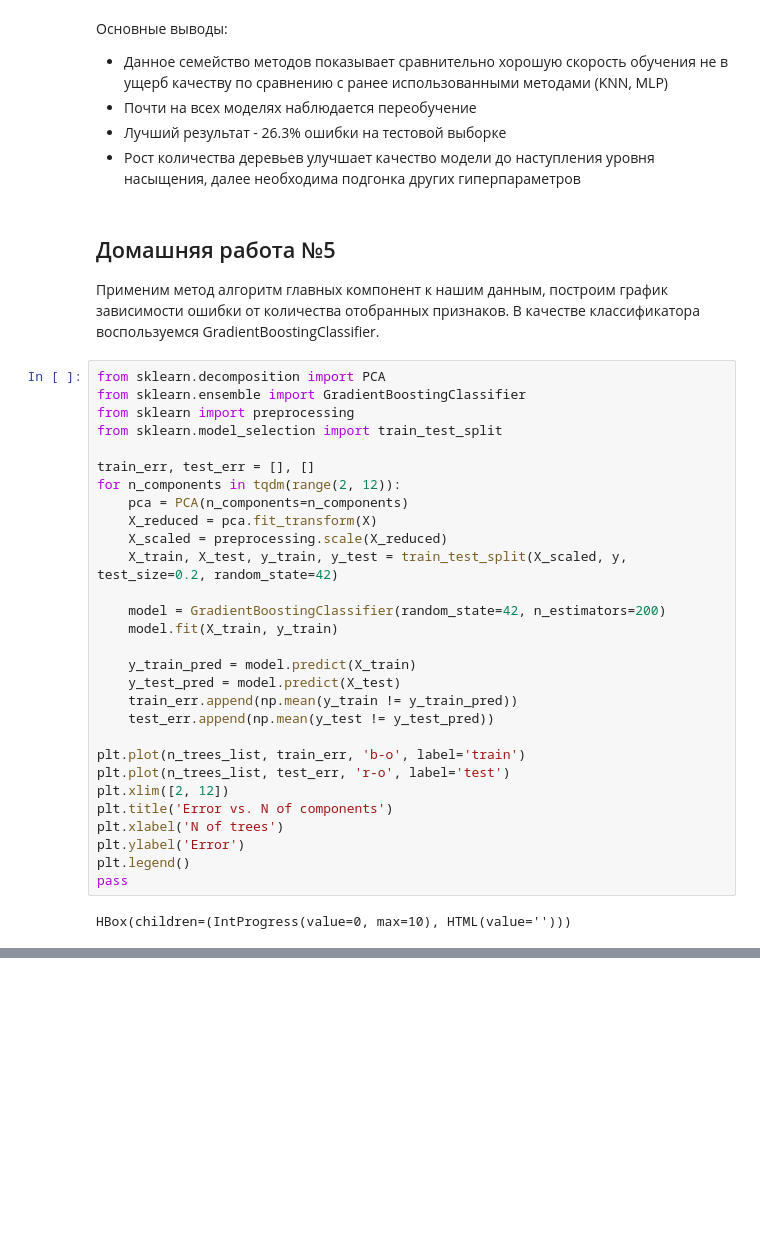
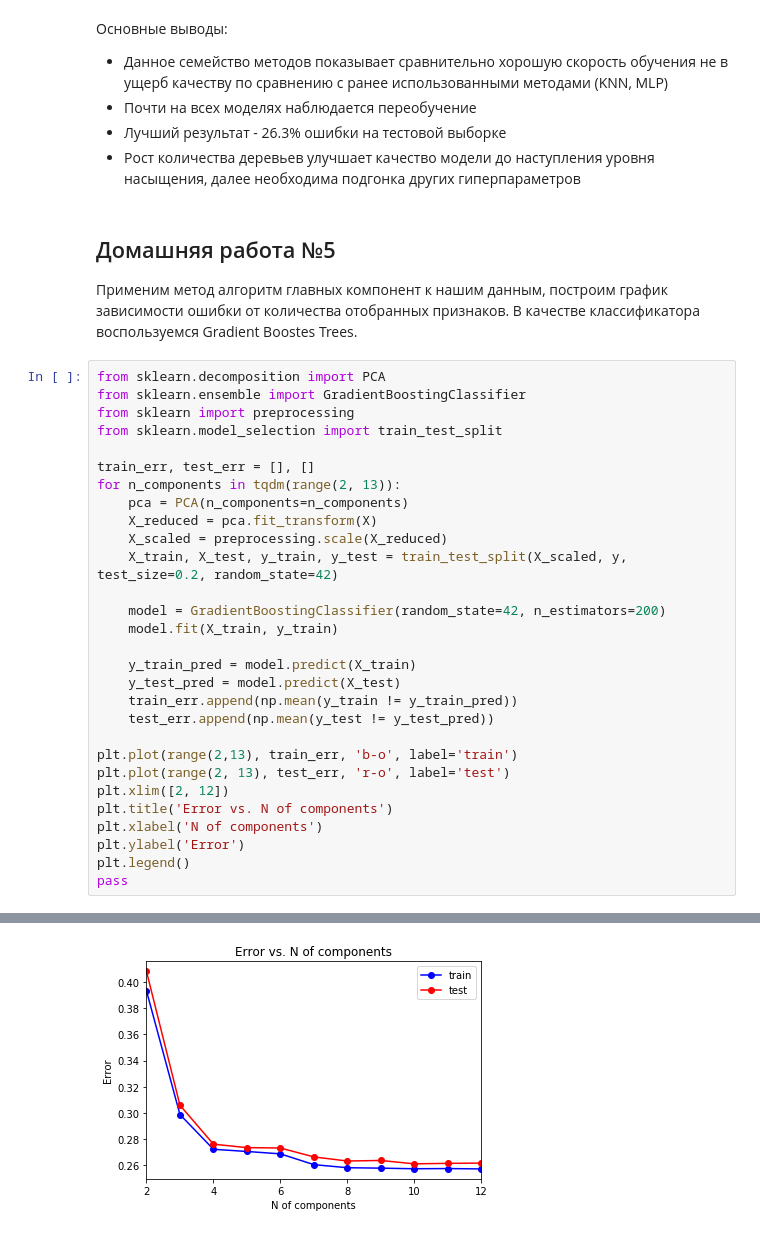
Before and after one commit to DanVev/ml_practice, a Jupyter notebook: data_overview.ipynb, the cells around one changed output, grey strips where cells are left out. Drawn from its saved outputs; the diff is of its cells as text; blank space fills up the shorter version.

```diff
--- a/data_overview.ipynb
+++ b/data_overview.ipynb
@@ -548,7 +548,7 @@ HBox(children=(IntProgress(value=0, max=20), HTML(value='')))
 # %% [markdown]
 ## Домашняя работа №5
 Применим метод алгоритм главных компонент к нашим данным, построим график зависимости ошибки от количества отобранных признаков.
-В качестве классификатора воспользуемся GradientBoostingClassifier.
+В качестве классификатора воспользуемся Gradient Boostes Trees.
 # %%
 from sklearn.decomposition import PCA
 from sklearn.ensemble import GradientBoostingClassifier
@@ -556,7 +556,7 @@ from sklearn import preprocessing
 from sklearn.model_selection import train_test_split
 
 train_err, test_err = [], []
-for n_components in tqdm(range(2, 12)):
+for n_components in tqdm(range(2, 13)):
     pca = PCA(n_components=n_components)
     X_reduced = pca.fit_transform(X)
     X_scaled = preprocessing.scale(X_reduced)
@@ -570,13 +570,12 @@ for n_components in tqdm(range(2, 12)):
     train_err.append(np.mean(y_train != y_train_pred))
     test_err.append(np.mean(y_test != y_test_pred))
 
-plt.plot(n_trees_list, train_err, 'b-o', label='train')
-plt.plot(n_trees_list, test_err, 'r-o', label='test')
+plt.plot(range(2,13), train_err, 'b-o', label='train')
+plt.plot(range(2, 13), test_err, 'r-o', label='test')
 plt.xlim([2, 12])
 plt.title('Error vs. N of components')
-plt.xlabel('N of trees')
+plt.xlabel('N of components')
 plt.ylabel('Error')
 plt.legend()
 pass
 # %% [output]
-HBox(children=(IntProgress(value=0, max=10), HTML(value='')))
@@ -582,0 +583 @@ HBox(children=(IntProgress(value=0, max=10), HTML(value='')))
+[figure, added]
```
Also changed, not shown: parts of 3 cells of this notebook.
